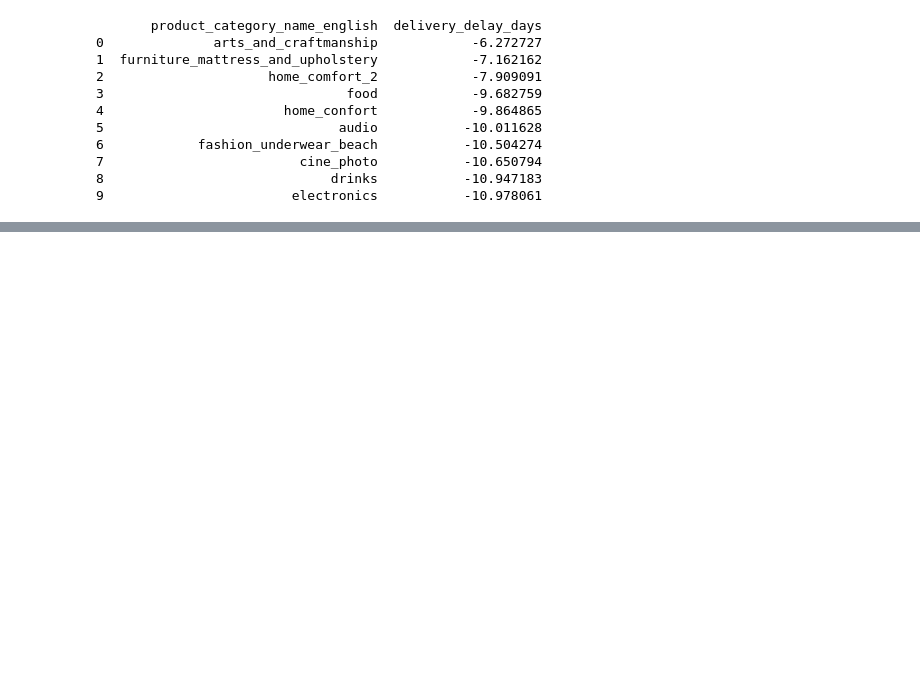
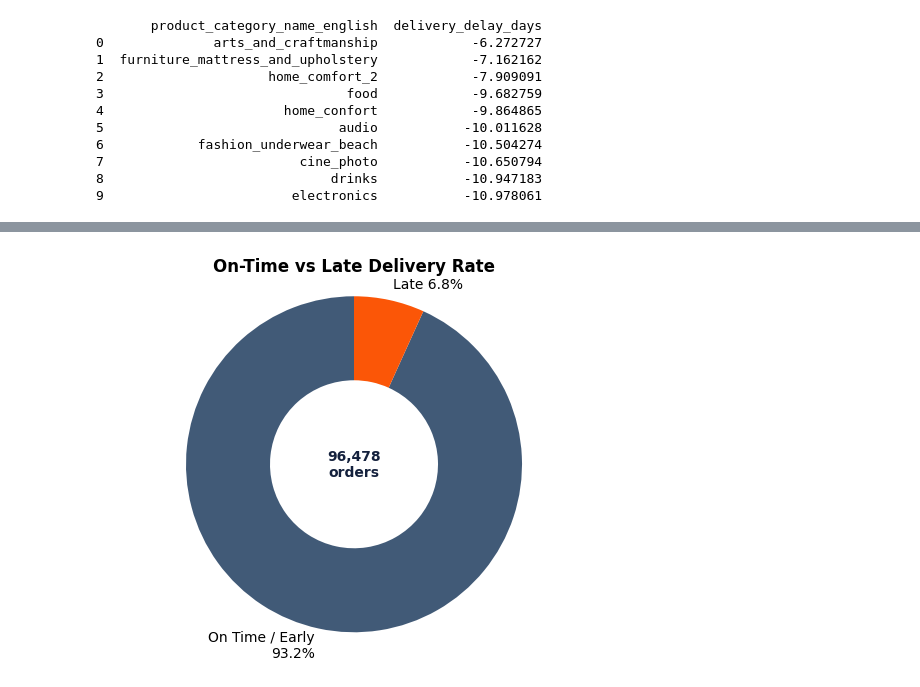
Before and after one commit to T-Letuka/Retail, a Jupyter notebook: notebooks/01_Exploratory_analysis.ipynb, the cells around one changed output, grey strips where cells are left out. Drawn from its saved outputs; the diff is of its cells as text; code cells hidden in the pictures; blank space fills up the shorter version.

```diff
--- a/notebooks/01_Exploratory_analysis.ipynb
+++ b/notebooks/01_Exploratory_analysis.ipynb
@@ -798,0 +967,30 @@ print(delay_by_category.head(10))
+# %%
+fig, ax2 = plt.subplots()
+sizes  = [on_time_rate, late_rate]
+labels = [f'On Time / Early\n{on_time_rate:.1f}%',
+          f'Late {late_rate:.1f}%']
+colours = [COLOUR_ACCENT, COLOUR_HIGHLIGHT]
+
+ax2.set_title('On-Time vs Late Delivery Rate', fontweight='bold')
+
+wedges, texts, *rest = ax2.pie(
+    sizes,
+    labels=labels,
+    colors=colours,
+    startangle=90,
+     wedgeprops=dict(width=0.5),   # Width < 1 makes it a donut, so we can see the total.
+    textprops=dict(fontsize=10)
+)
+ax2.text(
+    0, 0,
+    f'{len(delivered_orders):,}\norders',
+    ha='center', va='center',
+    fontsize=10, fontweight='bold',
+    color=COLOUR_PRIMARY
+)
+
+ax2.axis('equal')
+
+plt.show()
+# %% [output]
+[figure, added]
```
Also changed, not shown: parts of 51 cells of this notebook, 13 other files.
